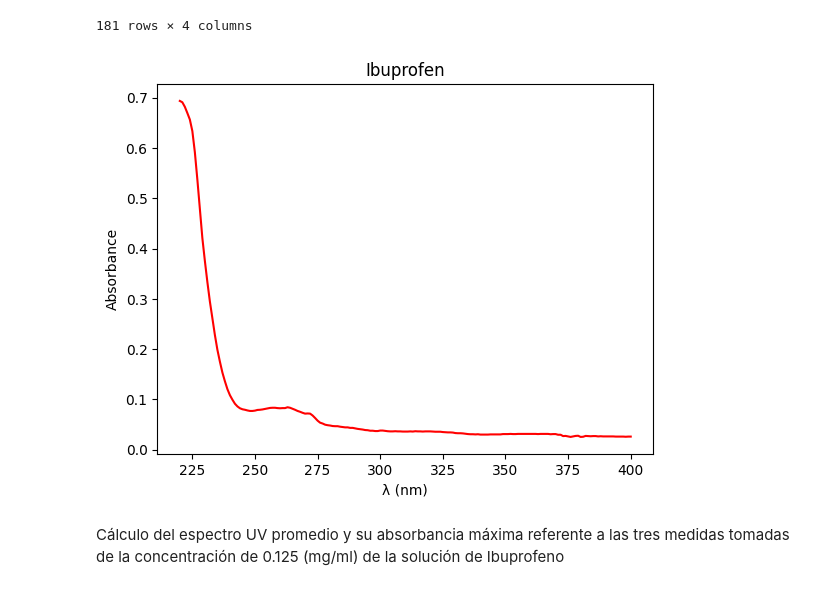
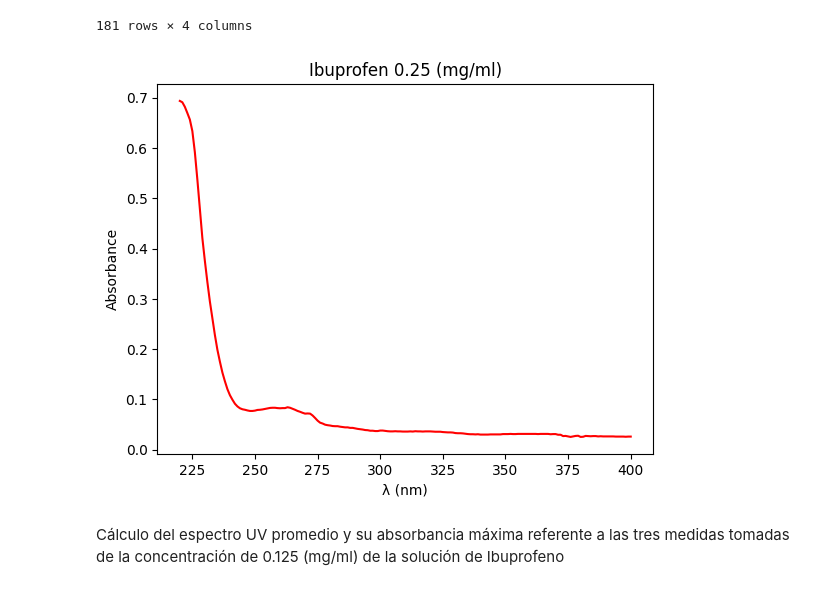
Before and after one commit to FelipeOcampo03/progamacioning, a Jupyter notebook: ProyectoProgramacionIng.ipynb, the cells around one changed output. Drawn from its saved outputs; the diff is of its cells as text; code cells hidden in the pictures.

```diff
--- a/ProyectoProgramacionIng.ipynb
+++ b/ProyectoProgramacionIng.ipynb
@@ -118,13 +118,13 @@ C3AbsMax= max(C3)
 # %%
 #Graficamos el Espectro UV del Ibuprofeno
 plt.figure()
 plt.plot(wavelength, C3, color='red', linestyle='solid')
-plt.title('Ibuprofen')
+plt.title('Ibuprofen 0.25 (mg/ml)')
 plt.xlabel('λ (nm)')
 plt.ylabel('Absorbance')
 plt.show()
 # %% [output]
-[figure, old version]
+[figure, new version]
 # %% [markdown]
 Cálculo del espectro UV promedio y su absorbancia máxima referente a las tres medidas tomadas de la concentración de 0.125 (mg/ml) de la solución de Ibuprofeno
 # %%
```
Also changed, not shown: parts of 5 cells of this notebook.
